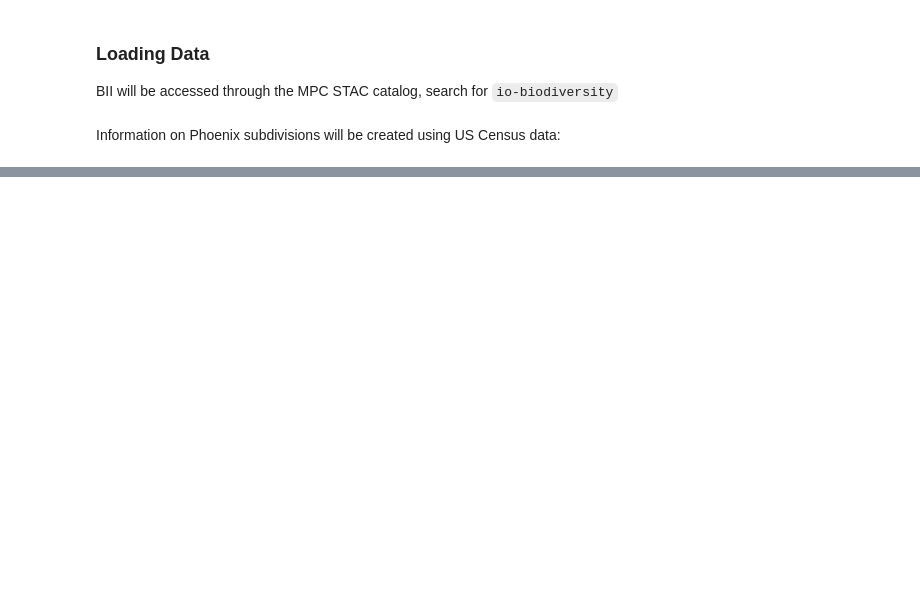
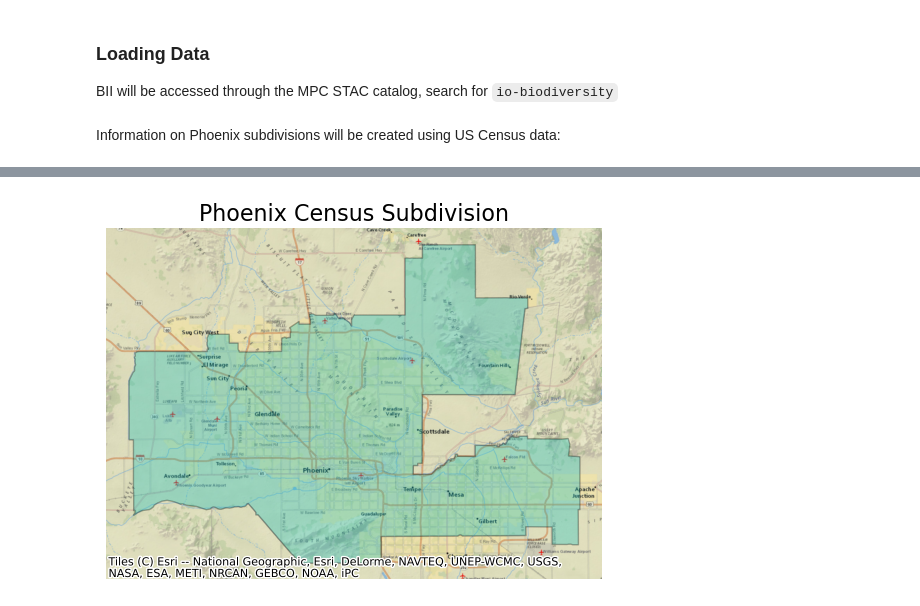
Before and after one commit to briana-barajas/eds220-final-project, a Jupyter notebook: phoenix-bii.ipynb, the cells around one changed output, grey strips where cells are left out. Saved outputs shown, nothing was run; the diff lists cells and outputs as text; code cells hidden in the pictures; blank space fills up the shorter version.

Commit message:
Mapped phoenix subdivision

```diff
--- a/phoenix-bii.ipynb
+++ b/phoenix-bii.ipynb
@@ -47,6 +50,5 @@ item_2017 = items[3]
 # %% [markdown]
 Information on Phoenix subdivisions will be created using US Census data:
 # %%
-az = gpd.read_file(os.path.join())
-
-states = gpd.read_file(os.path.join('data','tl_2022_us_state','tl_2022_us_state.shp'))
+az = gpd.read_file(os.path.join('data','tl_2022_04_cousub.shp'))
+phx = az[az.NAME == 'Phoenix']
@@ -52,0 +58,13 @@ states = gpd.read_file(os.path.join('data','tl_2022_us_state','tl_2022_us_state.
+# %%
+fig, ax = plt.subplots() #create figure
+
+phx.to_crs(epsg=3857).plot(ax=ax, figsize = (12,8), alpha = 0.3, #plot phoenix
+                          edgecolor='k', color='c')
+
+cx.add_basemap(ax, source=cx.providers.Esri.NatGeoWorldMap) # add basemap
+
+# update axes
+ax.set_title("Phoenix Census Subdivision", fontdict={"fontsize": "16"})
+ax.set_axis_off()
+# %% [output]
+[figure, added]
```
Also changed, not shown: parts of 4 cells of this notebook.
